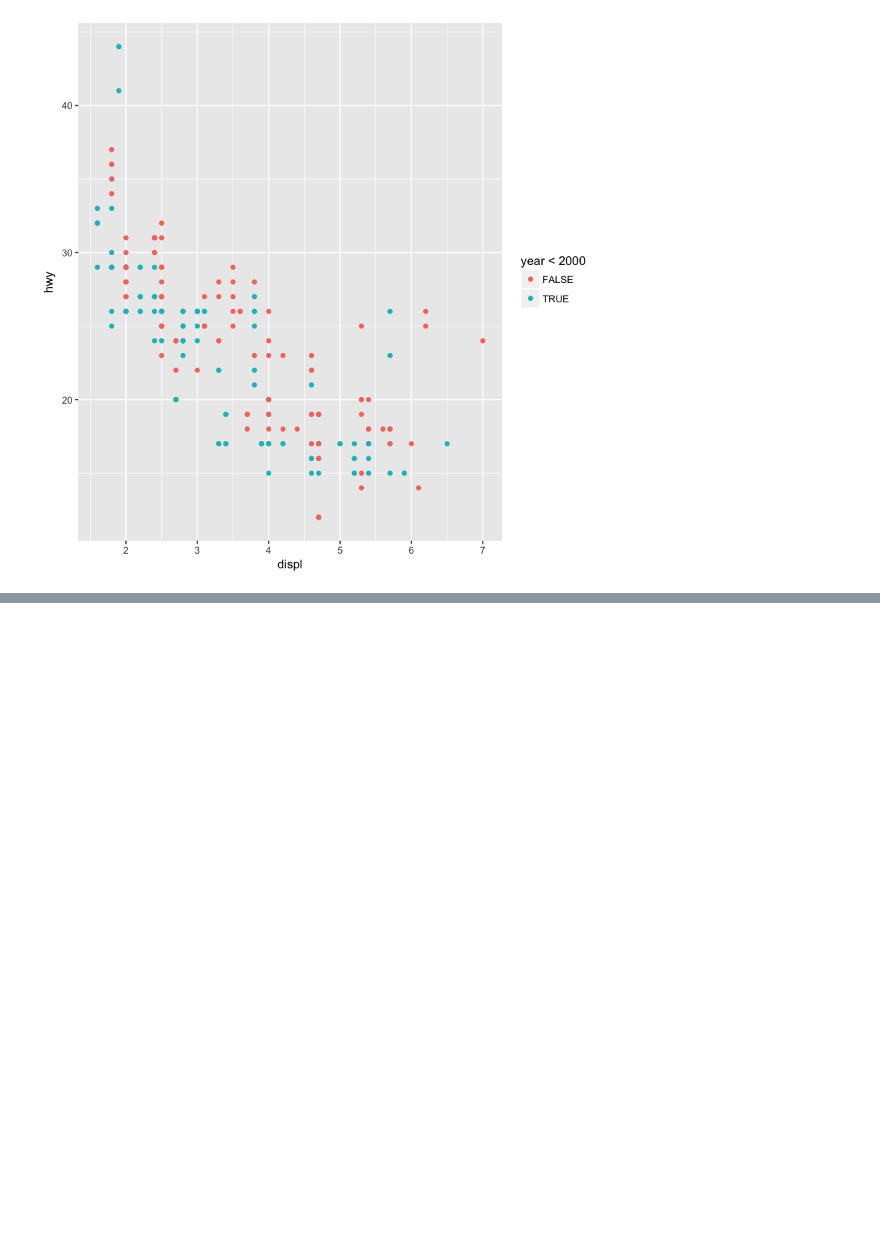
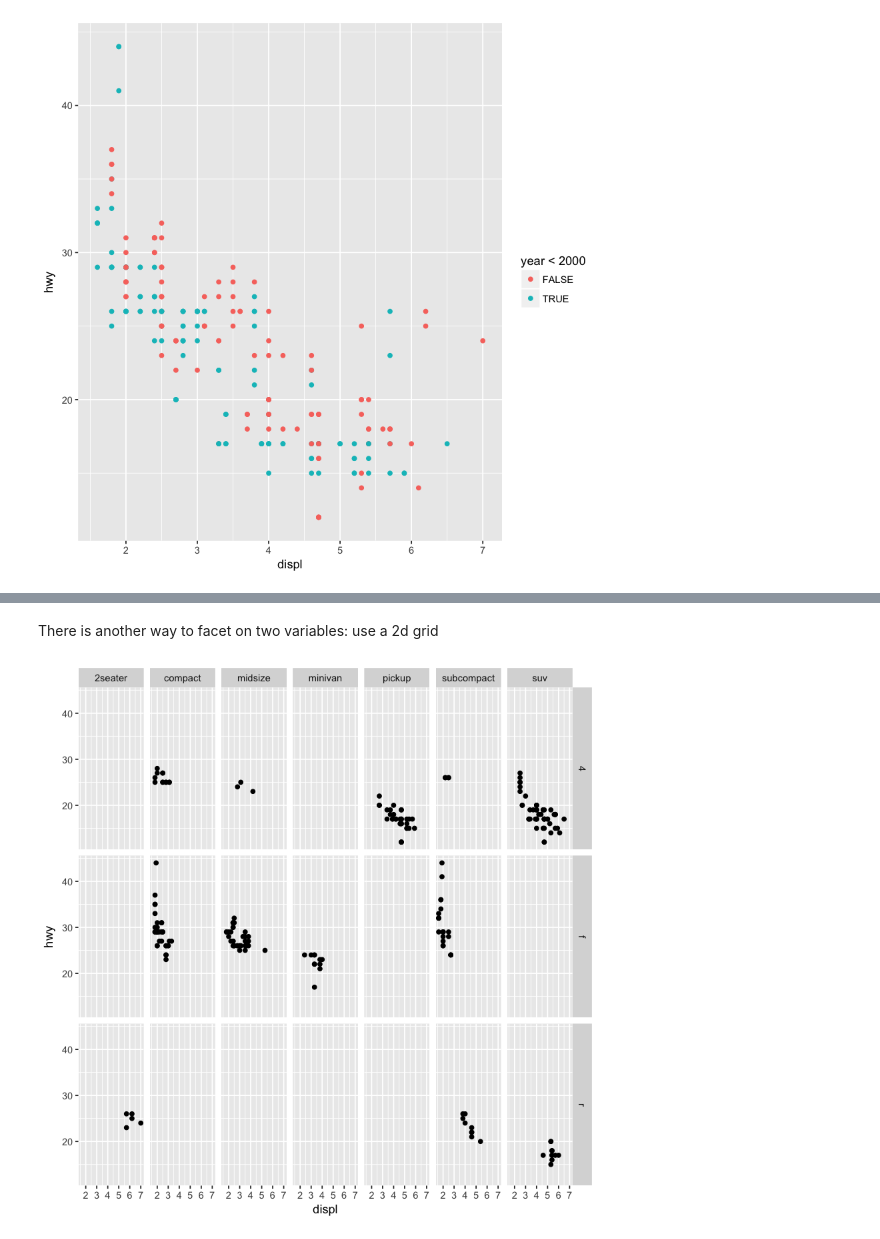
Before and after one commit to ambujtewari/stats306-fall2017, a Jupyter notebook: Lecture01.ipynb, the cells around one changed output, grey strips where cells are left out. Cells and saved outputs as stored; diff of their text form; code cells hidden in the pictures; blank space fills up the shorter version.

```diff
--- a/Lecture01.ipynb
+++ b/Lecture01.ipynb
@@ -113,0 +151,8 @@ ggplot(data = mpg) +
+# %% [markdown]
+There is another way to facet on two variables: use a 2d grid
+# %%
+ggplot(data = mpg) +
+  geom_point(mapping = aes(x = displ, y = hwy)) +
+  facet_grid(drv ~ class) # Now we use a 2-sided formula of the form Y ~ X
+# %% [output]
+[figure, added]
```
Also changed, not shown: parts of 18 cells of this notebook.
